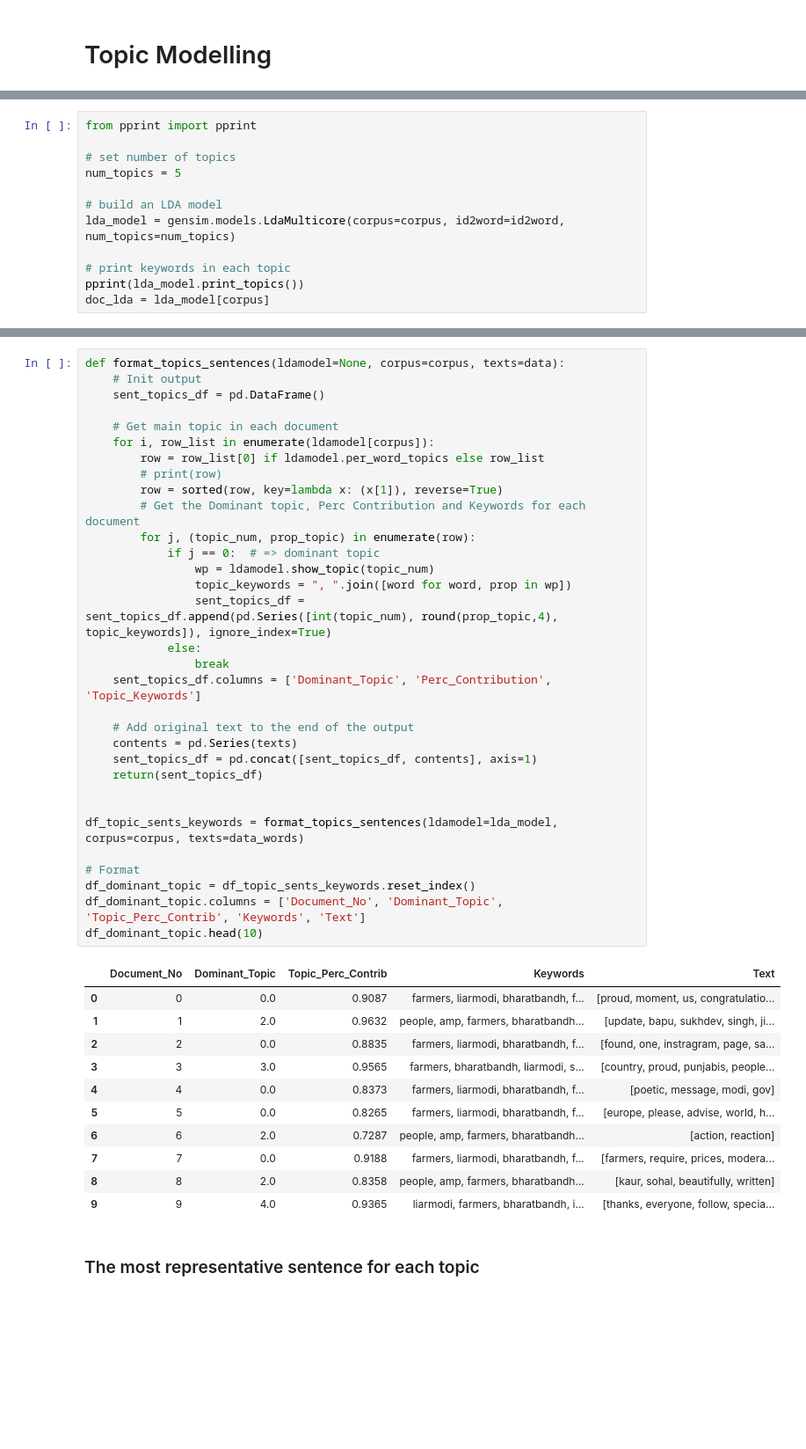
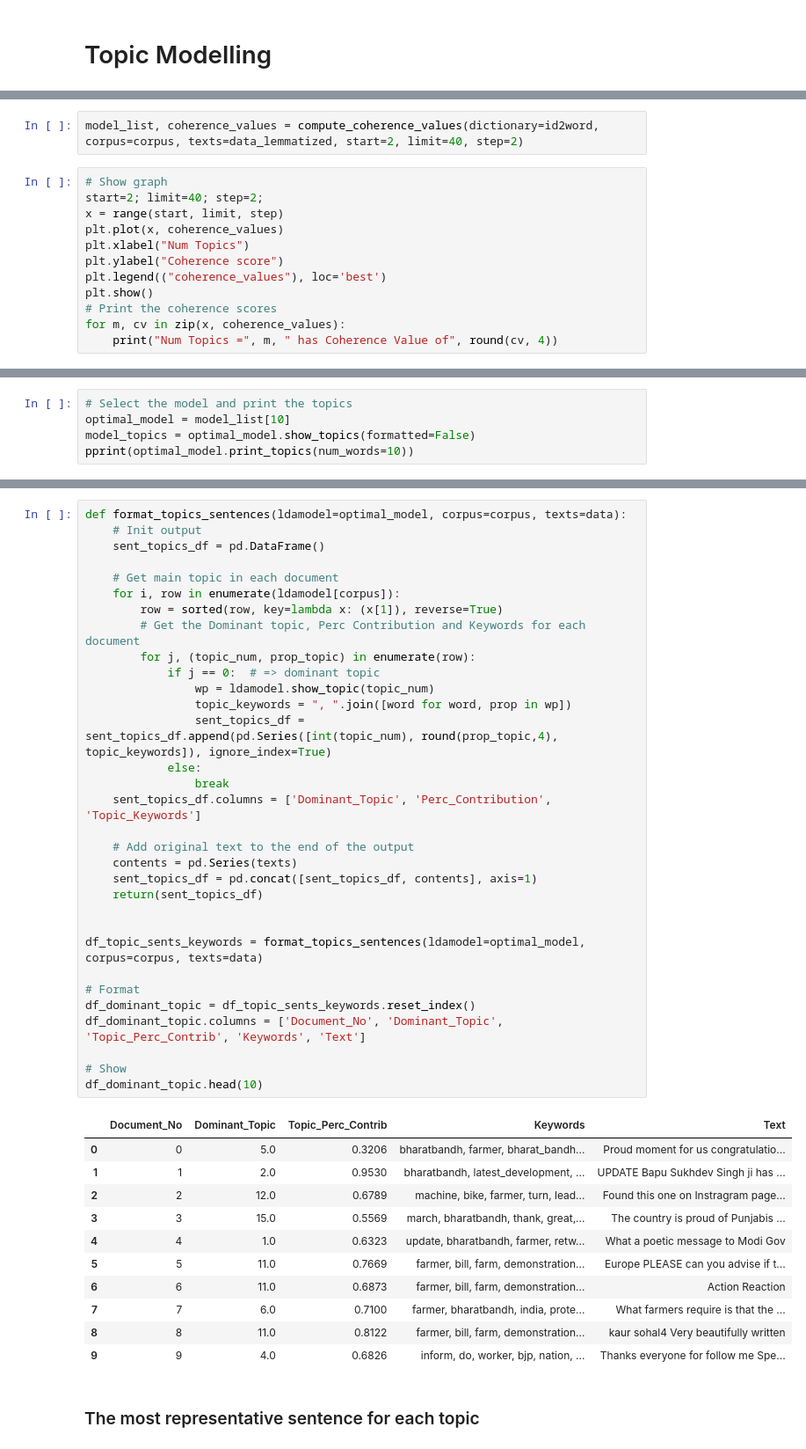
Before and after one commit to RegsonDR/Social-Media-Analytics, a Jupyter notebook: src/main.ipynb, the cells around one changed output, grey strips where cells are left out. Shown at 88% size. Saved outputs shown, nothing was run; the diff lists cells and outputs as text; blank space fills up the shorter version.

```diff
--- a/src/main.ipynb
+++ b/src/main.ipynb
@@ -247,12 +185,0 @@ corpus = [id2word.doc2bow(text) for text in texts]
-# %%
-from pprint import pprint
-
-# set number of topics
-num_topics = 5
-
-# build an LDA model
-lda_model = gensim.models.LdaMulticore(corpus=corpus, id2word=id2word, num_topics=num_topics)
-
-# print keywords in each topic
-pprint(lda_model.print_topics())
-doc_lda = lda_model[corpus]
@@ -279,0 +274,14 @@ doc_lda = lda_model[corpus]
+# %%
+model_list, coherence_values = compute_coherence_values(dictionary=id2word, corpus=corpus, texts=data_lemmatized, start=2, limit=40, step=2)
+# %%
+# Show graph
+start=2; limit=40; step=2;
+x = range(start, limit, step)
+plt.plot(x, coherence_values)
+plt.xlabel("Num Topics")
+plt.ylabel("Coherence score")
+plt.legend(("coherence_values"), loc='best')
+plt.show()
+# Print the coherence scores
+for m, cv in zip(x, coherence_values):
+    print("Num Topics =", m, " has Coherence Value of", round(cv, 4))
@@ -279,0 +313,5 @@ doc_lda = lda_model[corpus]
+# %%
+# Select the model and print the topics
+optimal_model = model_list[10]
+model_topics = optimal_model.show_topics(formatted=False)
+pprint(optimal_model.print_topics(num_words=10))
@@ -282,47 +338,47 @@ doc_lda = lda_model[corpus]
 # %%
-def format_topics_sentences(ldamodel=None, corpus=corpus, texts=data):
+def format_topics_sentences(ldamodel=optimal_model, corpus=corpus, texts=data):
     # Init output
     sent_topics_df = pd.DataFrame()
 
     # Get main topic in each document
-    for i, row_list in enumerate(ldamodel[corpus]):
-        row = row_list[0] if ldamodel.per_word_topics else row_list
-        # print(row)
+    for i, row in enumerate(ldamodel[corpus]):
         row = sorted(row, key=lambda x: (x[1]), reverse=True)
         # Get the Dominant topic, Perc Contribution and Keywords for each document
         for j, (topic_num, prop_topic) in enumerate(row):
             if j == 0:  # => dominant topic
                 wp = ldamodel.show_topic(topic_num)
                 topic_keywords = ", ".join([word for word, prop in wp])
                 sent_topics_df = sent_topics_df.append(pd.Series([int(topic_num), round(prop_topic,4), topic_keywords]), ignore_index=True)
             else:
                 break
     sent_topics_df.columns = ['Dominant_Topic', 'Perc_Contribution', 'Topic_Keywords']
 
     # Add original text to the end of the output
     contents = pd.Series(texts)
     sent_topics_df = pd.concat([sent_topics_df, contents], axis=1)
     return(sent_topics_df)
 
 
-df_topic_sents_keywords = format_topics_sentences(ldamodel=lda_model, corpus=corpus, texts=data_words)
+df_topic_sents_keywords = format_topics_sentences(ldamodel=optimal_model, corpus=corpus, texts=data)
 
 # Format
 df_dominant_topic = df_topic_sents_keywords.reset_index()
 df_dominant_topic.columns = ['Document_No', 'Dominant_Topic', 'Topic_Perc_Contrib', 'Keywords', 'Text']
+
+# Show
 df_dominant_topic.head(10)
 # %% [output]
 |  | Document_No | Dominant_Topic | Topic_Perc_Contrib | Keywords | Text |
-| 0 | 0 | 0.0 | 0.9087 | farmers, liarmodi, bharatbandh, f... | [proud, moment, us, congratulatio... |
-| 1 | 1 | 2.0 | 0.9632 | people, amp, farmers, bharatbandh... | [update, bapu, sukhdev, singh, ji... |
-| 2 | 2 | 0.0 | 0.8835 | farmers, liarmodi, bharatbandh, f... | [found, one, instragram, page, sa... |
-| 3 | 3 | 3.0 | 0.9565 | farmers, bharatbandh, liarmodi, s... | [country, proud, punjabis, people... |
-| 4 | 4 | 0.0 | 0.8373 | farmers, liarmodi, bharatbandh, f... | [poetic, message, modi, gov] |
-| 5 | 5 | 0.0 | 0.8265 | farmers, liarmodi, bharatbandh, f... | [europe, please, advise, world, h... |
-| 6 | 6 | 2.0 | 0.7287 | people, amp, farmers, bharatbandh... | [action, reaction] |
-| 7 | 7 | 0.0 | 0.9188 | farmers, liarmodi, bharatbandh, f... | [farmers, require, prices, modera... |
-| 8 | 8 | 2.0 | 0.8358 | people, amp, farmers, bharatbandh... | [kaur, sohal, beautifully, written] |
-| 9 | 9 | 4.0 | 0.9365 | liarmodi, farmers, bharatbandh, i... | [thanks, everyone, follow, specia... |
+| 0 | 0 | 5.0 | 0.3206 | bharatbandh, farmer, bharat_bandh... | Proud moment for us congratulatio... |
+| 1 | 1 | 2.0 | 0.9530 | bharatbandh, latest_development, ... | UPDATE Bapu Sukhdev Singh ji has ... |
+| 2 | 2 | 12.0 | 0.6789 | machine, bike, farmer, turn, lead... | Found this one on Instragram page... |
+| 3 | 3 | 15.0 | 0.5569 | march, bharatbandh, thank, great,... | The country is proud of Punjabis ... |
+| 4 | 4 | 1.0 | 0.6323 | update, bharatbandh, farmer, retw... | What a poetic message to Modi Gov |
+| 5 | 5 | 11.0 | 0.7669 | farmer, bill, farm, demonstration... | Europe PLEASE can you advise if t... |
+| 6 | 6 | 11.0 | 0.6873 | farmer, bill, farm, demonstration... | Action Reaction |
+| 7 | 7 | 6.0 | 0.7100 | farmer, bharatbandh, india, prote... | What farmers require is that the ... |
+| 8 | 8 | 11.0 | 0.8122 | farmer, bill, farm, demonstration... | kaur sohal4 Very beautifully written |
+| 9 | 9 | 4.0 | 0.6826 | inform, do, worker, bjp, nation, ... | Thanks everyone for follow me Spe... |
 # %% [markdown]
 ### The most representative sentence for each topic
 # %%
```
Also changed, not shown: parts of 27 cells of this notebook, 5 other files.
